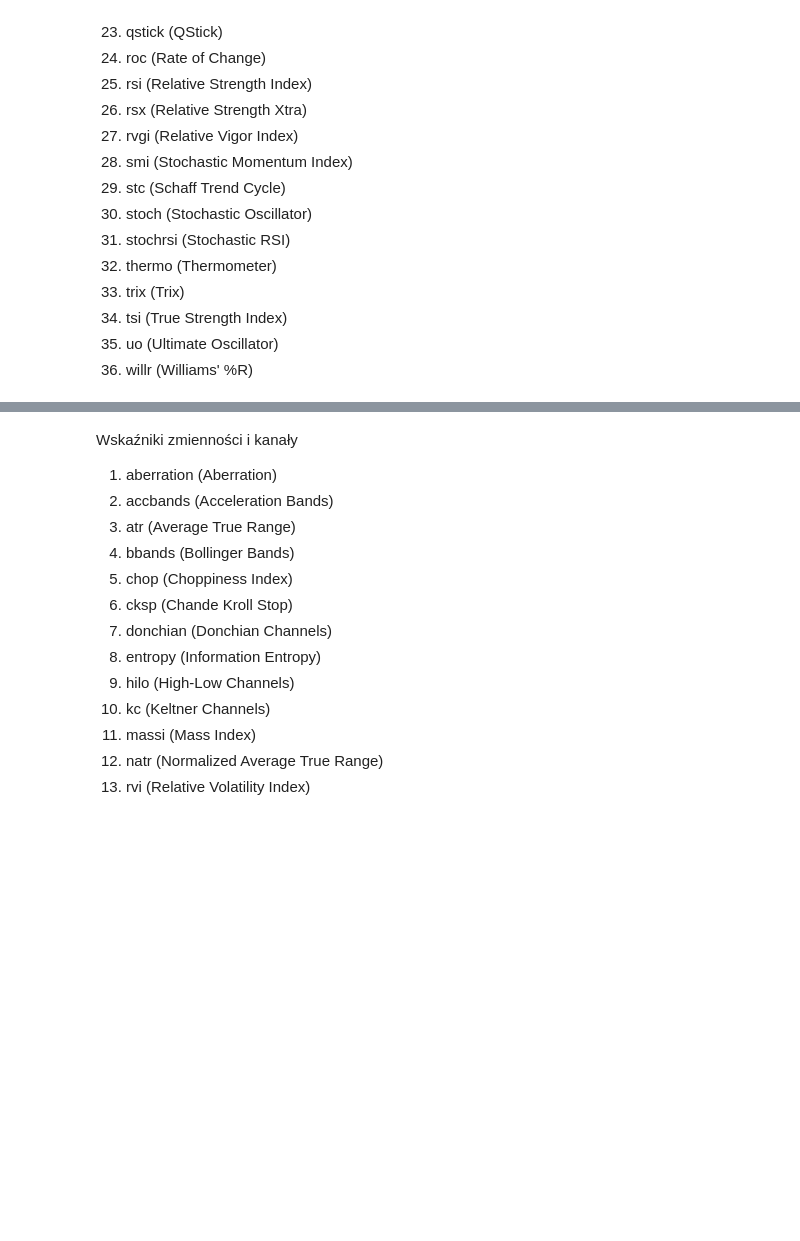
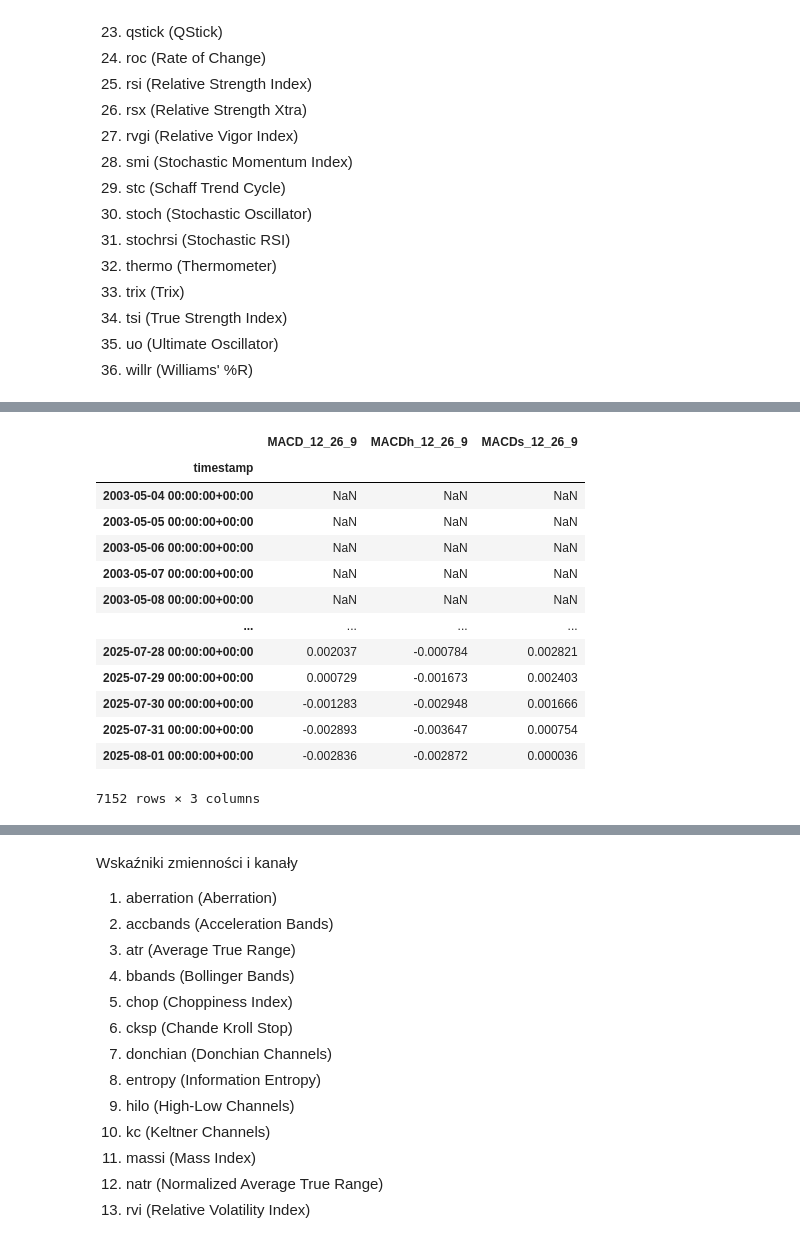
Before and after one commit to MichalTretowski/Trading_model, a Jupyter notebook: Trading.ipynb, the cells around one changed output, grey strips where cells are left out. Cells and saved outputs as stored; diff of their text form; code cells hidden in the pictures; blank space fills up the shorter version.

```diff
--- a/Trading.ipynb
+++ b/Trading.ipynb
@@ -521,0 +838,19 @@ Default Inputs: length=10, fast=11, slow=14
+# %%
+# 17. Moving Average Convergence Divergence, ustawienia standardowe
+# Default Inputs: fast=12, slow=26, signal=9, talib=True, offset=0 <- parametry do modyfikacji
+df.ta.macd(append=True)
+# %% [output]
+|  | MACD_12_26_9 | MACDh_12_26_9 | MACDs_12_26_9 |
+| timestamp |  |  |  |
+| 2003-05-04 00:00:00+00:00 | NaN | NaN | NaN |
+| 2003-05-05 00:00:00+00:00 | NaN | NaN | NaN |
+| 2003-05-06 00:00:00+00:00 | NaN | NaN | NaN |
+| 2003-05-07 00:00:00+00:00 | NaN | NaN | NaN |
+| 2003-05-08 00:00:00+00:00 | NaN | NaN | NaN |
+| ... | ... | ... | ... |
+| 2025-07-28 00:00:00+00:00 | 0.002037 | -0.000784 | 0.002821 |
+| 2025-07-29 00:00:00+00:00 | 0.000729 | -0.001673 | 0.002403 |
+| 2025-07-30 00:00:00+00:00 | -0.001283 | -0.002948 | 0.001666 |
+| 2025-07-31 00:00:00+00:00 | -0.002893 | -0.003647 | 0.000754 |
+| 2025-08-01 00:00:00+00:00 | -0.002836 | -0.002872 | 0.000036 |
+7152 rows × 3 columns
```
Also changed, not shown: parts of 196 cells of this notebook.
